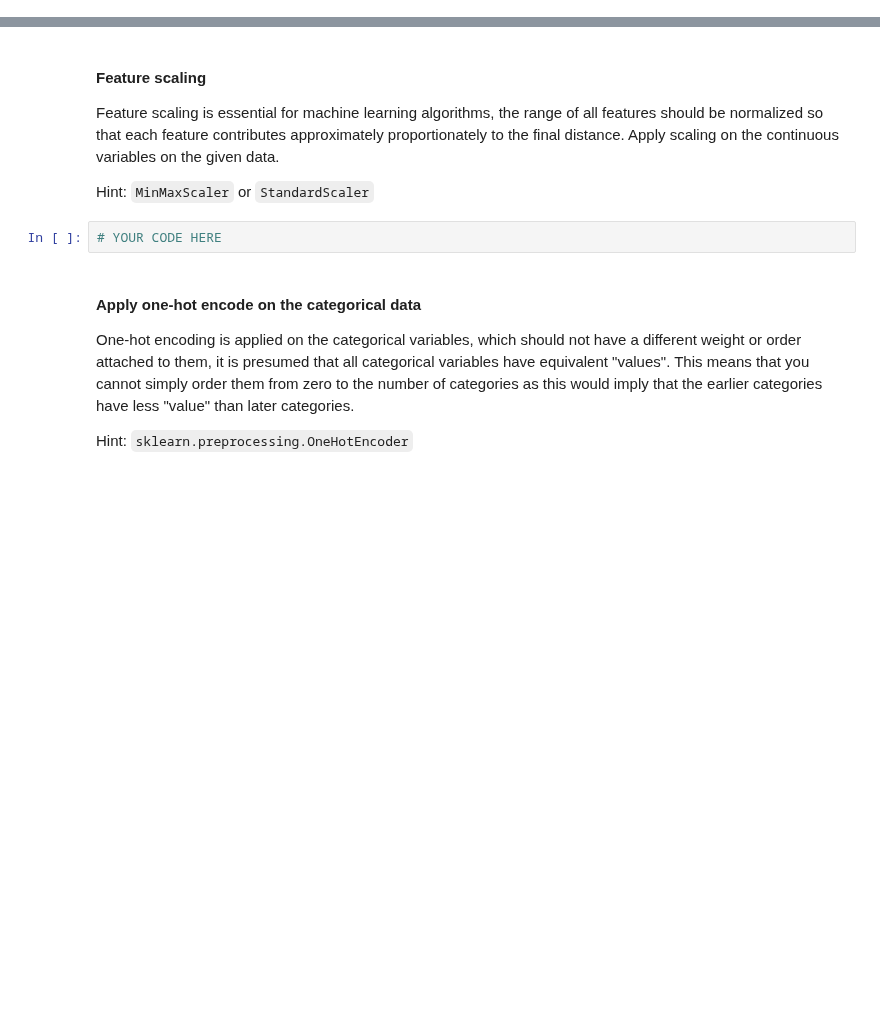
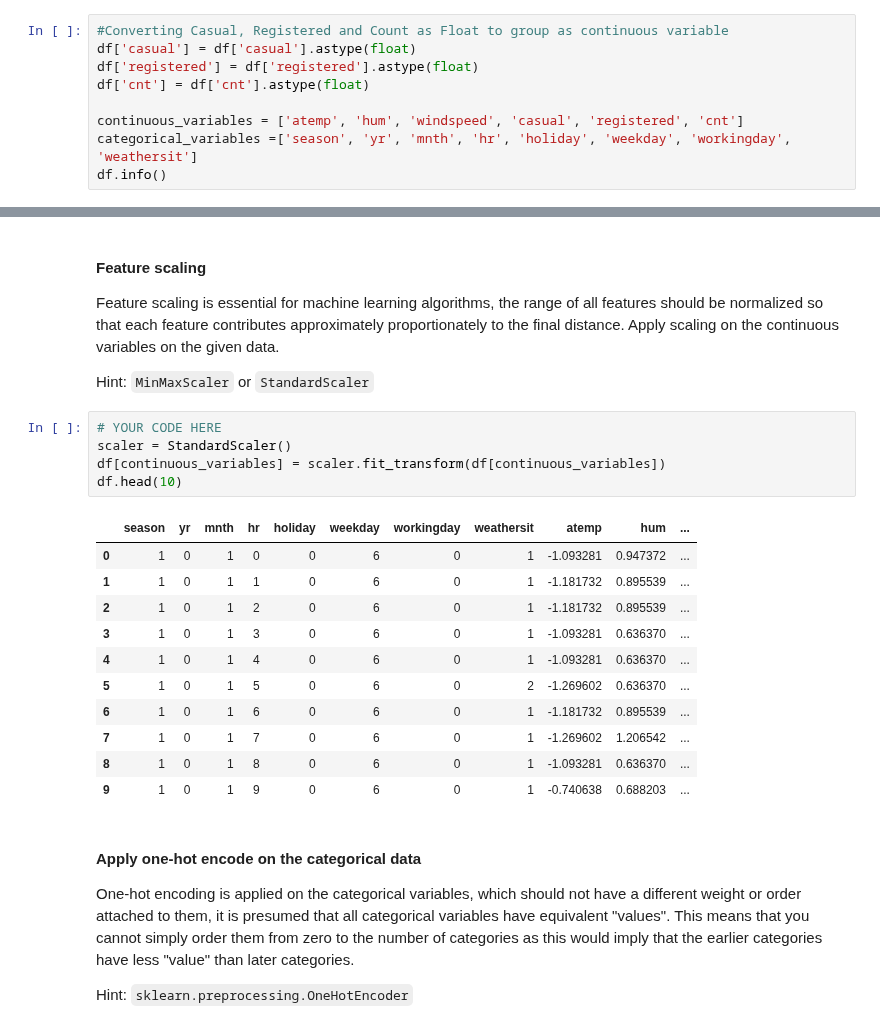
Before and after one commit to rajiv-ranjan/cds-mini-projects, a Jupyter notebook: m2/mini-project-1/M2_NB_MiniProject_1_LinearRegression_Regularization.ipynb, the cells around one changed output, grey strips where cells are left out. Cells and saved outputs as stored; diff of their text form; blank space fills up the shorter version.

```diff
--- a/m2/mini-project-1/M2_NB_MiniProject_1_LinearRegression_Regularization.ipynb
+++ b/m2/mini-project-1/M2_NB_MiniProject_1_LinearRegression_Regularization.ipynb
@@ -524,0 +541,9 @@ df.head()
+# %%
+#Converting Casual, Registered and Count as Float to group as continuous variable
+df['casual'] = df['casual'].astype(float)
+df['registered'] = df['registered'].astype(float)
+df['cnt'] = df['cnt'].astype(float)
+
+continuous_variables = ['atemp', 'hum', 'windspeed', 'casual', 'registered', 'cnt']
+categorical_variables =['season', 'yr', 'mnth', 'hr', 'holiday', 'weekday', 'workingday', 'weathersit']
+df.info()
@@ -530,6 +573,21 @@ Feature scaling is essential for machine learning algorithms, the range of all f
 Hint: `MinMaxScaler` or `StandardScaler`
 # %%
 # YOUR CODE HERE
+scaler = StandardScaler()
+df[continuous_variables] = scaler.fit_transform(df[continuous_variables])
+df.head(10)
+# %% [output]
+|  | season | yr | mnth | hr | holiday | weekday | workingday | weathersit | atemp | hum | ... |
+| 0 | 1 | 0 | 1 | 0 | 0 | 6 | 0 | 1 | -1.093281 | 0.947372 | ... |
+| 1 | 1 | 0 | 1 | 1 | 0 | 6 | 0 | 1 | -1.181732 | 0.895539 | ... |
+| 2 | 1 | 0 | 1 | 2 | 0 | 6 | 0 | 1 | -1.181732 | 0.895539 | ... |
+| 3 | 1 | 0 | 1 | 3 | 0 | 6 | 0 | 1 | -1.093281 | 0.636370 | ... |
+| 4 | 1 | 0 | 1 | 4 | 0 | 6 | 0 | 1 | -1.093281 | 0.636370 | ... |
+| 5 | 1 | 0 | 1 | 5 | 0 | 6 | 0 | 2 | -1.269602 | 0.636370 | ... |
+| 6 | 1 | 0 | 1 | 6 | 0 | 6 | 0 | 1 | -1.181732 | 0.895539 | ... |
+| 7 | 1 | 0 | 1 | 7 | 0 | 6 | 0 | 1 | -1.269602 | 1.206542 | ... |
+| 8 | 1 | 0 | 1 | 8 | 0 | 6 | 0 | 1 | -1.093281 | 0.636370 | ... |
+| 9 | 1 | 0 | 1 | 9 | 0 | 6 | 0 | 1 | -0.740638 | 0.688203 | ... |
 # %% [markdown]
 #### Apply one-hot encode on the categorical data
 
```
Also changed, not shown: parts of 9 cells of this notebook, 2 other files.
